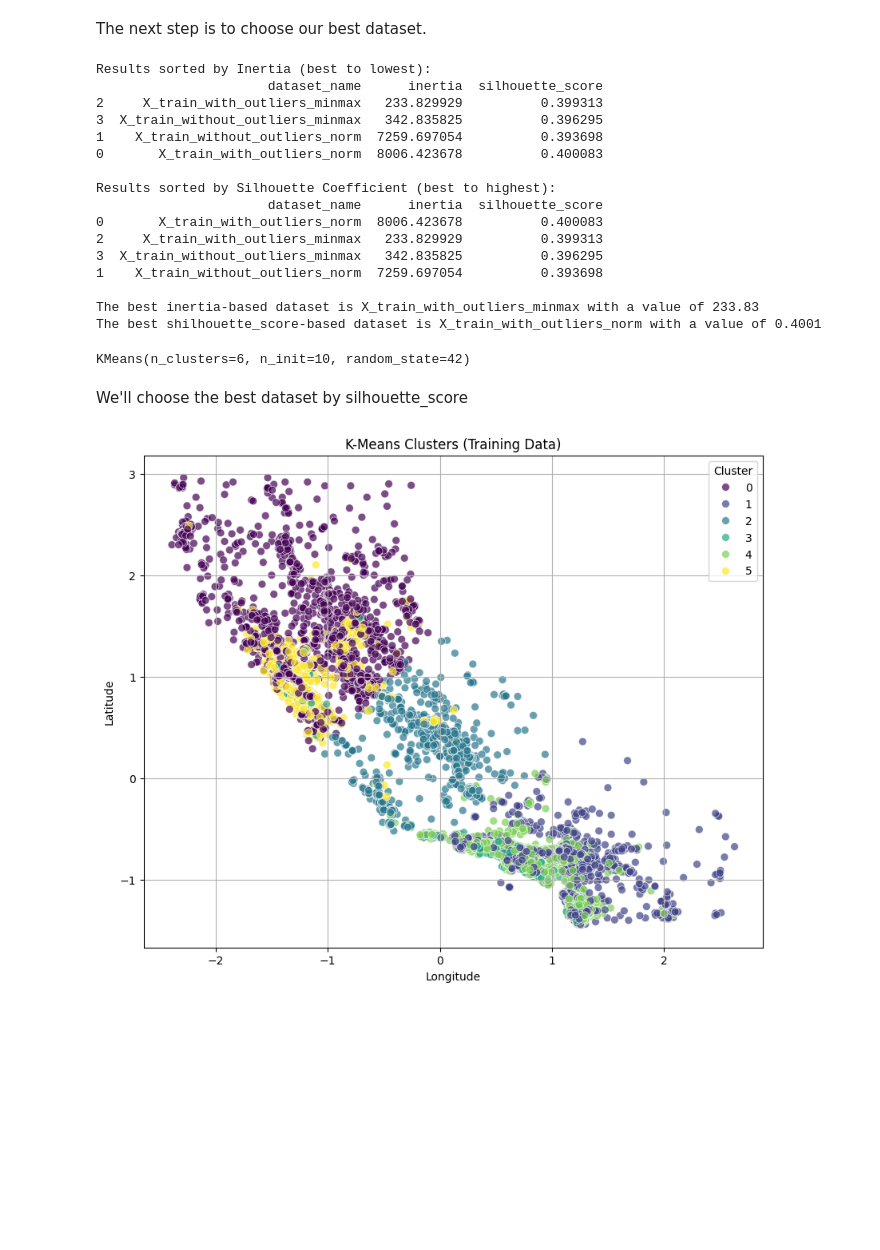
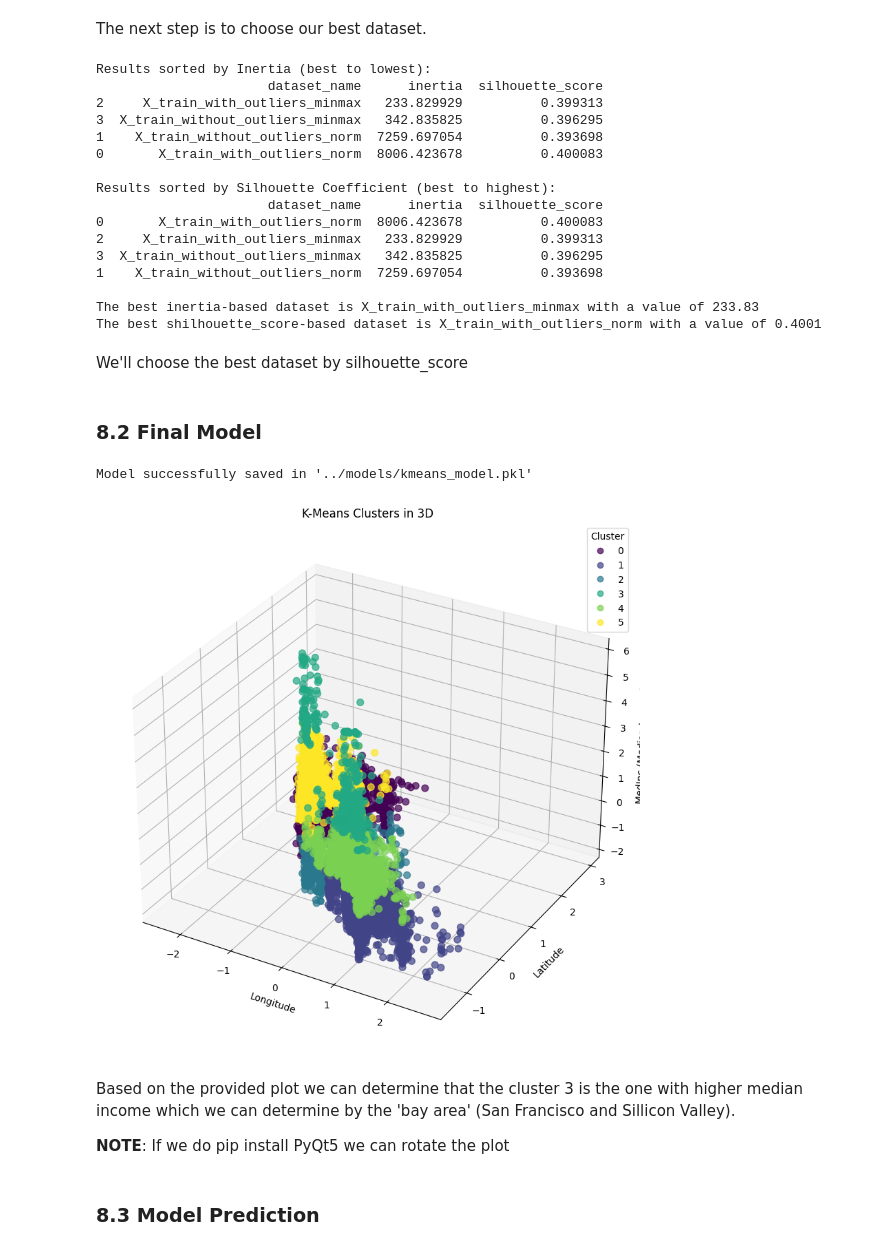
Before and after one commit to 4GeeksAcademy/danielpaez-dev-k-means, a Jupyter notebook: src/explore.ipynb, the cells around one changed output. Cells and saved outputs as stored; diff of their text form; code cells hidden in the pictures; blank space fills up the shorter version.

Commit message:
feat: :sparkles: project done
final model and model prediction

```diff
--- a/src/explore.ipynb
+++ b/src/explore.ipynb
@@ -556,9 +558,6 @@ winning_score_silhouette_dataset = dataset_references[winning_dataset_name_silho
 
 print(f'\nThe best inertia-based dataset is {winning_dataset_name_inertia} with a value of {winning_score_inertia:.2f}')
 print(f'The best shilhouette_score-based dataset is {winning_dataset_name_silhouette} with a value of {winning_score_silhouette:.4f}')
-
-kmeans_model = KMeans(n_clusters=6, random_state=42, n_init=10)
-kmeans_model.fit(winning_score_silhouette_dataset)
 # %% [output]
 Results sorted by Inertia (best to lowest):
                       dataset_name      inertia  silhouette_score
@@ -576,29 +575,55 @@ Results sorted by Silhouette Coefficient (best to highest):
 
 The best inertia-based dataset is X_train_with_outliers_minmax with a value of 233.83
 The best shilhouette_score-based dataset is X_train_with_outliers_norm with a value of 0.4001
-KMeans(n_clusters=6, n_init=10, random_state=42)
 # %% [markdown]
 We'll choose the best dataset by silhouette_score
-# %%
-X_train_original = X_train_with_outliers_norm.copy()
-X_train_original['cluster'] = kmeans_model.labels_
-
-
-plt.figure(figsize=(10, 8))
-sns.scatterplot(
-    data=X_train_original,
-    x='Longitude',
-    y='Latitude',
-    hue='cluster',
-    palette='viridis',
-    s=50,
-    alpha=0.7
-)
-plt.title('K-Means Clusters (Training Data)')
-plt.xlabel('Longitude')
-plt.ylabel('Latitude')
-plt.grid(True)
-plt.legend(title='Cluster')
-plt.show()
-# %% [output]
-[figure, removed]
+# %% [markdown]
+### 8.2 Final Model <a id='c8-2'></a>
+# %%
+final_kmeans_model = KMeans(n_clusters=6, random_state=42, n_init=10)
+final_kmeans_model.fit(winning_score_silhouette_dataset)
+
+model_filename = '../models/kmeans_model.pkl'
+
+output_dir = '../models'
+os.makedirs(output_dir, exist_ok=True)
+
+with open(model_filename, 'wb') as file:
+    pickle.dump(final_kmeans_model, file)
+
+print(f"Model successfully saved in '{model_filename}'")
+# %% [output]
+Model successfully saved in '../models/kmeans_model.pkl'
+# %%
+X_train_final = winning_score_silhouette_dataset.copy()
+X_train_final['cluster'] = final_kmeans_model.labels_
+
+
+fig = plt.figure(figsize=(12, 10))
+ax = fig.add_subplot(111, projection='3d')
+
+scatter = ax.scatter(
+    X_train_final['Longitude'],
+    X_train_final['Latitude'],
+    X_train_final['MedInc'],
+    c=X_train_final['cluster'],
+    cmap='viridis',
+    s=50,
+    alpha=0.7
+)
+
+ax.set_xlabel('Longitude')
+ax.set_ylabel('Latitude')
+ax.set_zlabel('MedInc (Median Income)')
+ax.set_title('K-Means Clusters in 3D')
+
+legend = ax.legend(*scatter.legend_elements(), title='Cluster')
+plt.show()
+# %% [output]
+[figure, added]
+# %% [markdown]
+Based on the provided plot we can determine that the cluster 3 is the one with higher median income which we can determine by the 'bay area' (San Francisco and Sillicon Valley).
+
+**NOTE**: If we do pip install PyQt5 we can rotate the plot
+# %% [markdown]
+### 8.3 Model Prediction <a id='c8-3'></a>
```
Also changed, not shown: parts of 2 cells of this notebook, 13 other files.
